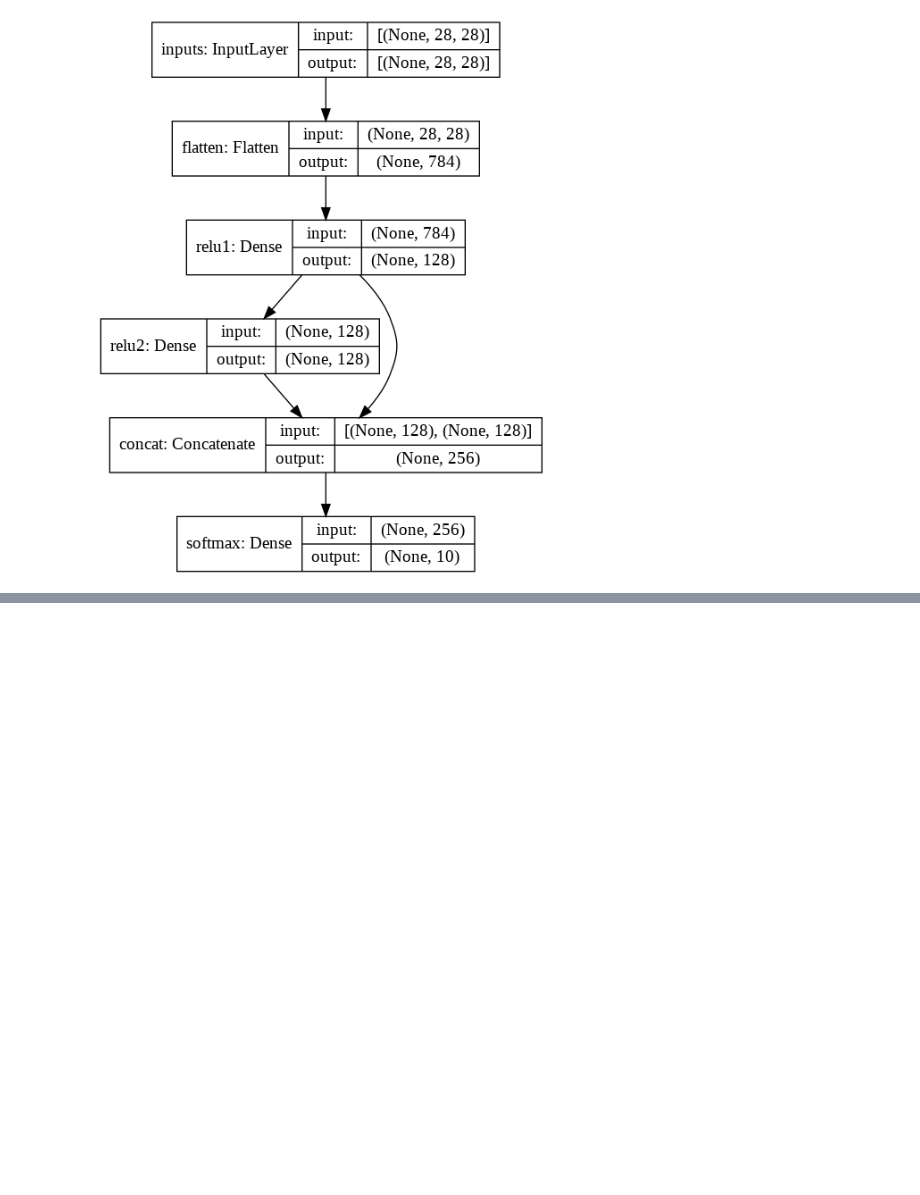
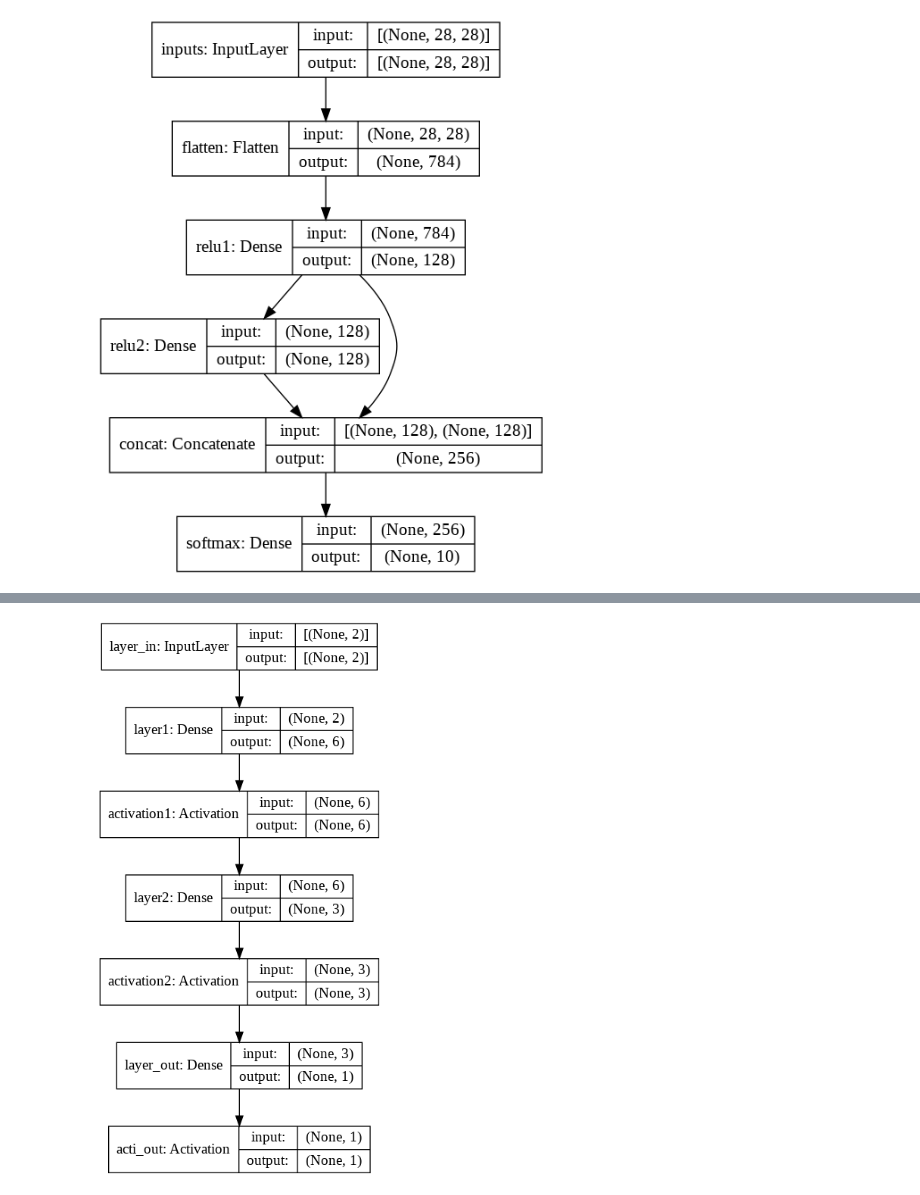
Before and after one commit to GitTyan/DeepLearning, a Jupyter notebook: 10_基本/Untitled0.ipynb, the cells around one changed output, grey strips where cells are left out. Cells and saved outputs as stored; diff of their text form; code cells hidden in the pictures; blank space fills up the shorter version.

```diff
--- a/10_基本/Untitled0.ipynb
+++ b/10_基本/Untitled0.ipynb
@@ -118,3 +118,67 @@ Epoch 2/5
 INFO:tensorflow:Assets written to: Functional_model/assets
 =====グラフの可視化=====
 [figure]
+# %%
+# ==============================
+# Functional API (中初級者向き)
+# ※別の記述方法
+# ==============================
+# ライブラリ「TensorFlow」のtensorflowパッケージを「tf」という別名でインポート
+import tensorflow as tf
+from tensorflow.keras import layers       # 「レイヤーズ」モジュールのインポート
+
+# 定数（モデル定義時に必要となる数値）
+INPUT_FEATURES = 2  # 入力（特徴）の数： 2
+LAYER1_NEURONS = 6  # ニューロンの数： 6
+LAYER2_NEURONS = 3  # ニューロンの数： 3
+OUTPUT_RESULTS = 1  # 出力結果の数： 1
+
+# ### 活性化関数を変数（ハイパーパラメーター）として定義 ###
+# 変数（モデル定義時に必要となる数値）
+activation1 = layers.Activation('tanh' # 活性化関数（隠れ層用）： tanh関数（変更可能）
+    , name='activation1'               # 活性化関数にも名前付け
+    )
+activation2 = layers.Activation('tanh' # 活性化関数（隠れ層用）： tanh関数（変更可能）
+    , name='activation2'               # 活性化関数にも名前付け
+    )
+acti_out = layers.Activation('tanh'    # 活性化関数（出力層用）： tanh関数（固定）
+    , name='acti_out'                  # 活性化関数にも名前付け
+    )
+
+# ### レイヤーを定義 ###
+# input_shape引数の代わりに、Inputクラスを使うことも可能
+inputs = layers.Input(          # 入力層
+    name='layer_in',                 # 表示用に名前付け
+    shape=(INPUT_FEATURES,))         # 入力の形状
+
+# 隠れ層：1つ目のレイヤー
+layer1 = layers.Dense(          # 全結合層
+    #input_shape=(INPUT_FEATURES,),  # ※入力層は定義済みなので不要
+    name='layer1',                   # 表示用に名前付け
+    units=LAYER1_NEURONS)            # ユニットの数
+
+# 隠れ層：2つ目のレイヤー
+layer2 = layers.Dense(          # 全結合層
+    name='layer2',                   # 表示用に名前付け
+    units=LAYER2_NEURONS)            # ユニットの数
+
+# 出力層
+layer_out = layers.Dense(       # 全結合層
+    name='layer_out',                # 表示用に名前付け
+    units=OUTPUT_RESULTS)            # ユニットの数
+
+# ### フォワードパスを定義 ###
+# 「出力＝活性化関数（第n層（入力））」の形式で記述
+x1 = activation1(layer1(inputs))     # 活性化関数は変数として定義
+x2 = activation2(layer2(x1))         # 同上
+outputs = acti_out(layer_out(x2))    # ※活性化関数は「tanh」固定
+
+# ### モデルの生成 ###
+model = tf.keras.Model(inputs=inputs, outputs=outputs
+    , name='model_constructor'       # モデルにも名前付け
+)
+
+# ### 以上でモデル設計は完了 ###
+model.summary()                      # モデルの内容を出力
+tf.keras.utils.plot_model(model, to_file='model_constructor.png', show_shapes=True)
+# %% [output]
@@ -120,0 +202 @@ INFO:tensorflow:Assets written to: Functional_model/assets
+[figure, added]
```
Also changed, not shown: parts of 3 cells of this notebook.
